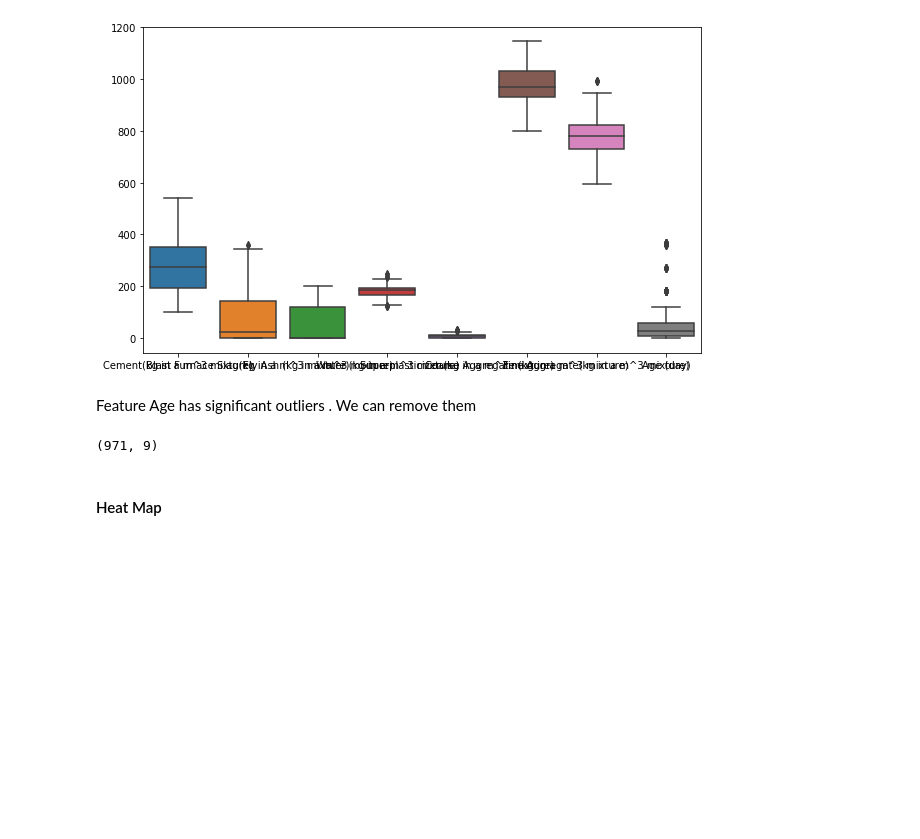
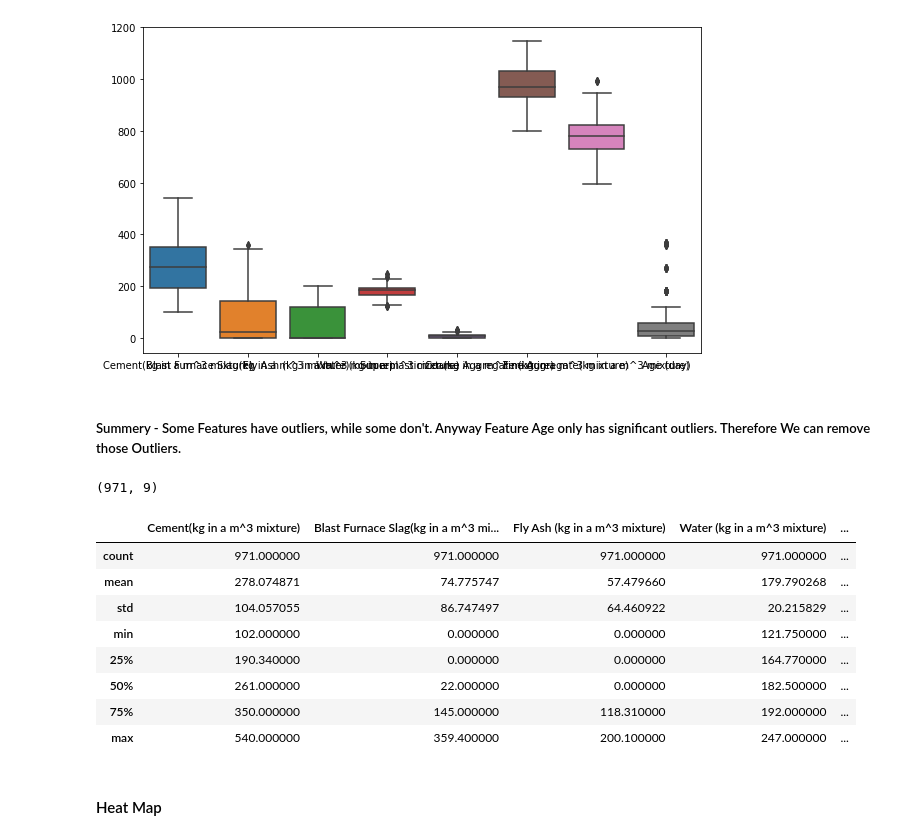
Before and after one commit to munsif-dev/Prediction-of-Concrete-Compressive-Strength, a Jupyter notebook: Concrete Compressive Strength/ML-Final-project.ipynb, the cells around one changed output. Cells and saved outputs as stored; diff of their text form; code cells hidden in the pictures; blank space fills up the shorter version.

Commit message:
Outliers are treated

```diff
--- a/Concrete Compressive Strength/ML-Final-project.ipynb
+++ b/Concrete Compressive Strength/ML-Final-project.ipynb
@@ -84,8 +117,8 @@ sns.boxplot(data=dataset.iloc[:, :-1])
 plt.show()
 # %% [output]
 [figure]
-# %% [markdown]
-Feature Age has significant outliers . We can remove them
+# %% [markdown]
+##### Summery - Some Features have outliers, while some don't. Anyway Feature Age only has significant outliers. Therefore We can remove those Outliers.
 # %%
 # Remove outliers
 Q1 = dataset['Age (day)'].quantile(0.25)
@@ -97,6 +130,18 @@ df_cleaned = dataset[~((dataset['Age (day)'] < (Q1 - 1.5 * IQR)) | (dataset['Age
 df_cleaned.shape
 # %% [output]
 (971, 9)
+# %%
+df_cleaned.describe()
+# %% [output]
+|  | Cement(kg in a m^3 mixture) | Blast Furnace Slag(kg in a m^3 mi... | Fly Ash (kg in a m^3 mixture) | Water (kg in a m^3 mixture) | ... |
+| count | 971.000000 | 971.000000 | 971.000000 | 971.000000 | ... |
+| mean | 278.074871 | 74.775747 | 57.479660 | 179.790268 | ... |
+| std | 104.057055 | 86.747497 | 64.460922 | 20.215829 | ... |
+| min | 102.000000 | 0.000000 | 0.000000 | 121.750000 | ... |
+| 25% | 190.340000 | 0.000000 | 0.000000 | 164.770000 | ... |
+| 50% | 261.000000 | 22.000000 | 0.000000 | 182.500000 | ... |
+| 75% | 350.000000 | 145.000000 | 118.310000 | 192.000000 | ... |
+| max | 540.000000 | 359.400000 | 200.100000 | 247.000000 | ... |
 # %% [markdown]
 #### Heat Map
 # %%
```
Also changed, not shown: parts of 4 cells of this notebook.
